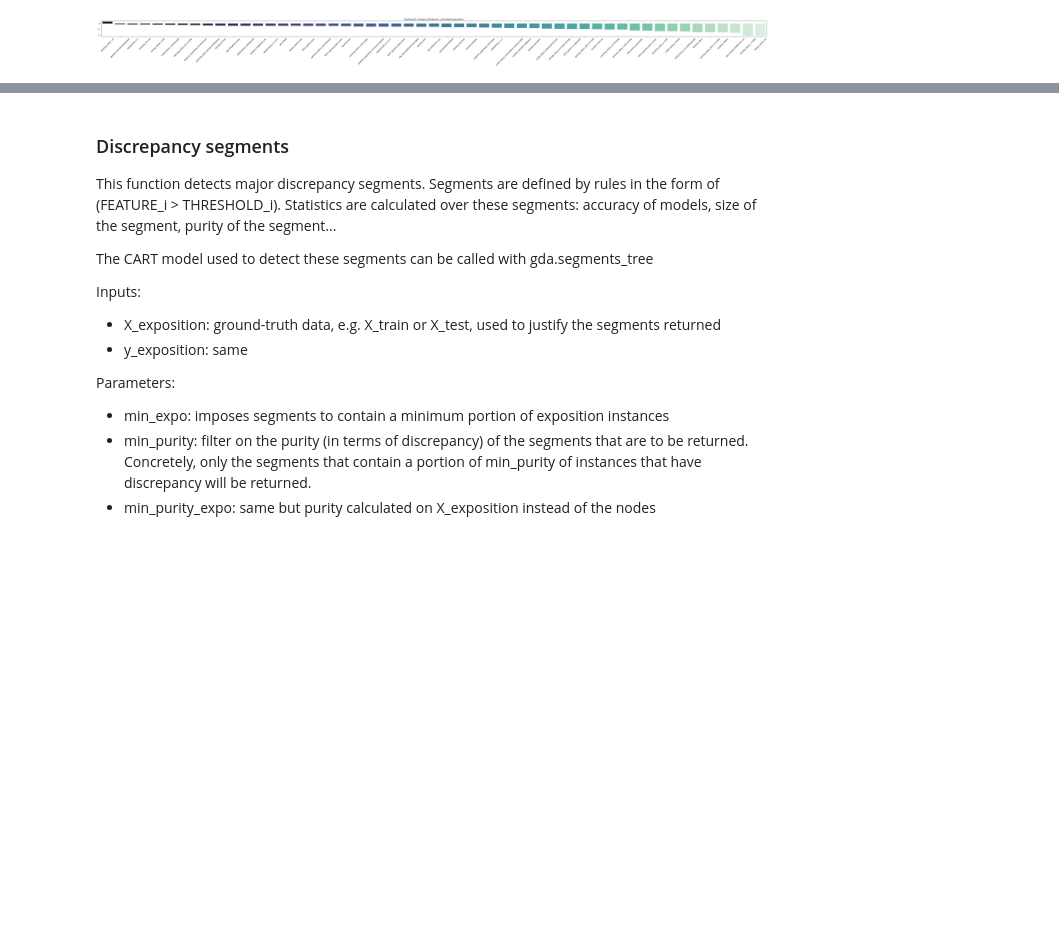
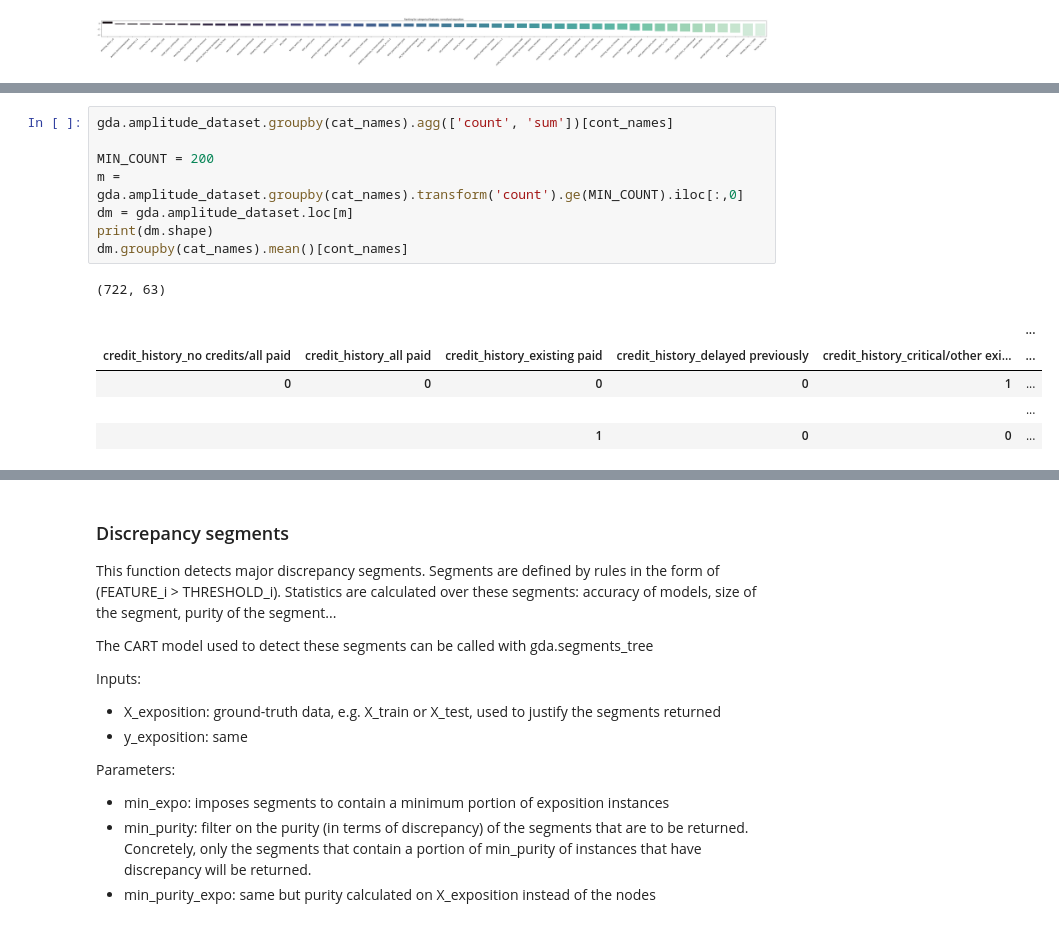
Before and after one commit to axa-rev-research/discrepancies-in-machine-learning, a Jupyter notebook: notebooks/Usecase-GermanCredit.ipynb, the cells around one changed output, grey strips where cells are left out. Saved outputs shown, nothing was run; the diff lists cells and outputs as text; blank space fills up the shorter version.

```diff
--- a/notebooks/Usecase-GermanCredit.ipynb
+++ b/notebooks/Usecase-GermanCredit.ipynb
@@ -106,0 +121,15 @@ gda.plot_feature_importances(palettes=['mako', 'mako'])#, savefig='')
+# %%
+gda.amplitude_dataset.groupby(cat_names).agg(['count', 'sum'])[cont_names]
+
+MIN_COUNT = 200
+m = gda.amplitude_dataset.groupby(cat_names).transform('count').ge(MIN_COUNT).iloc[:,0]
+dm = gda.amplitude_dataset.loc[m]
+print(dm.shape)
+dm.groupby(cat_names).mean()[cont_names]
+# %% [output]
+(722, 63)
+|  |  |  |  |  | ... |
+| credit_history_no credits/all paid | credit_history_all paid | credit_history_existing paid | credit_history_delayed previously | credit_history_critical/other exi... | ... |
+| 0 | 0 | 0 | 0 | 1 | ... |
+|  |  |  |  |  | ... |
+|  |  | 1 | 0 | 0 | ... |
```
Also changed, not shown: parts of 30 cells of this notebook.
